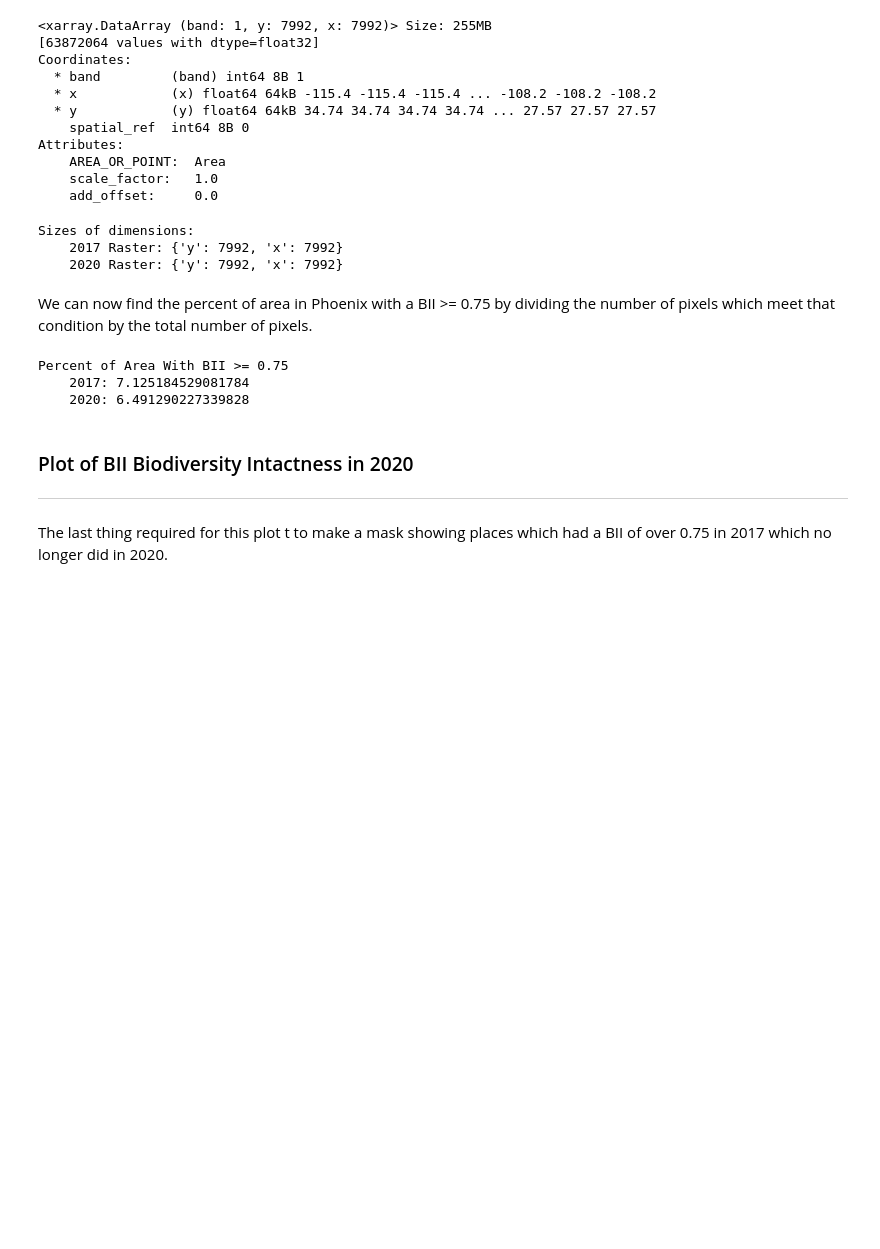
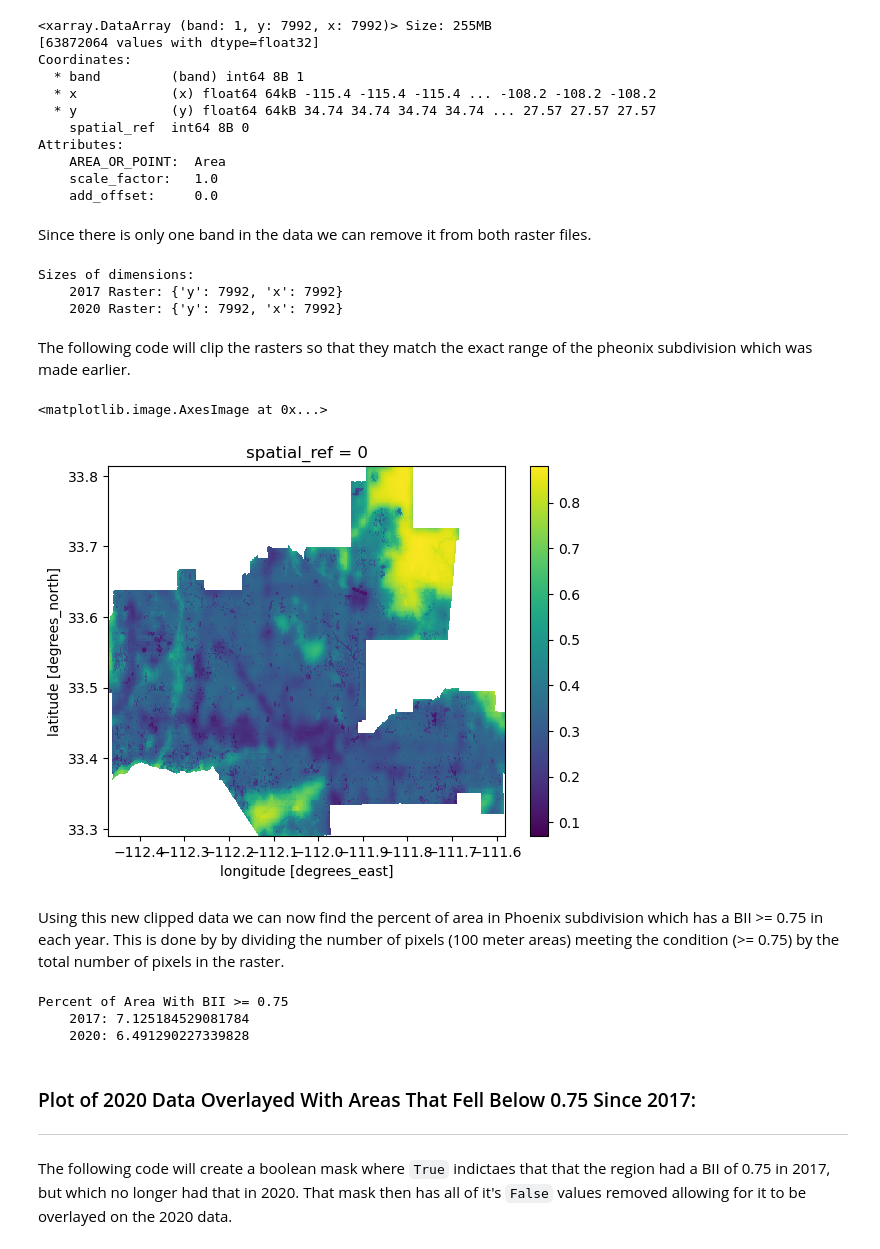
Before and after one commit to willrmull/Phoenix_Biodiversity, a Jupyter notebook: Phoenix_Biodiversity.ipynb, the cells around one changed output. Drawn from its saved outputs; the diff is of its cells as text; code cells hidden in the pictures; blank space fills up the shorter version.

```diff
--- a/Phoenix_Biodiversity.ipynb
+++ b/Phoenix_Biodiversity.ipynb
@@ -125,6 +149,8 @@ Attributes:
     AREA_OR_POINT:  Area
     scale_factor:   1.0
     add_offset:     0.0
+# %% [markdown]
+Since there is only one band in the data we can remove it from both raster files.
 # %%
 # Remove length one dimension (band)
 raster_2017, raster_2020 = (raster_2017.squeeze().drop_vars('band'),
@@ -137,18 +163,26 @@ print("Sizes of dimensions:",
 Sizes of dimensions:
     2017 Raster: {'y': 7992, 'x': 7992}
     2020 Raster: {'y': 7992, 'x': 7992}
+# %% [markdown]
+The following code will clip the rasters so that they match the exact range of the pheonix subdivision which was made earlier.
 # %%
 # Match CRSs and verify update
 subdivisions_phoenix_match = subdivisions_phoenix.to_crs(raster_2017.rio.crs)
 assert subdivisions_phoenix_match.crs == raster_2017.rio.crs
 
 raster_2017_step1, raster_2020_step1 = (raster_2017.rio.clip_box(*subdivisions_phoenix_match.total_bounds),
                                         raster_2020.rio.clip_box(*subdivisions_phoenix_match.total_bounds))
 
 raster_2017_clipped, raster_2020_clipped = (raster_2017_step1.rio.clip(subdivisions_phoenix_match.geometry),
                                         raster_2020_step1.rio.clip(subdivisions_phoenix_match.geometry))
+
+# View
+raster_2017_clipped.plot.imshow()
+# %% [output]
+<matplotlib.image.AxesImage at 0x...>
+[figure, added]
 # %% [markdown]
-We can now find the percent of area in Phoenix with a BII >= 0.75 by dividing the number of pixels which meet that condition by the total number of pixels.
+Using this new clipped data we can now find the percent of area in Phoenix subdivision which has a BII >= 0.75 in each year. This is done by by dividing the number of pixels (100 meter areas) meeting the condition (>= 0.75) by the total number of pixels in the raster.
 # %%
 percent_2017 = ((raster_2017_clipped >= 0.75).sum().item() / raster_2017_clipped.count().item()) * 100
 percent_2020 = ((raster_2020_clipped >= 0.75).sum().item() / raster_2020_clipped.count().item()) * 100
@@ -161,10 +196,10 @@ Percent of Area With BII >= 0.75
     2017: 7.125184529081784
     2020: 6.491290227339828
 # %% [markdown]
-### Plot of BII Biodiversity Intactness in 2020
+### Plot of 2020 Data Overlayed With Areas That Fell Below 0.75 Since 2017:
 ***
 # %% [markdown]
-The last thing required for this plot t to make a mask showing places which had a BII of over 0.75 in 2017 which no longer did in 2020.
+The following code will create a boolean mask where `True` indictaes that that the region had a BII of 0.75 in 2017, but which no longer had that in 2020. That mask then has all of it's `False` values removed allowing for it to be overlayed on the 2020 data.
 # %%
 # Create Mask
 lost_area = (raster_2017_clipped >= 0.75) & (raster_2020_clipped < 0.75)
```
Also changed, not shown: parts of 6 cells of this notebook.
